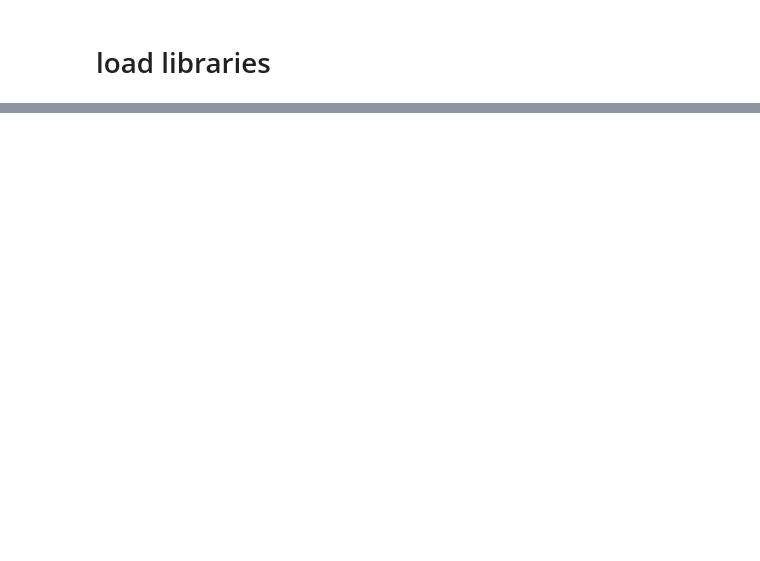
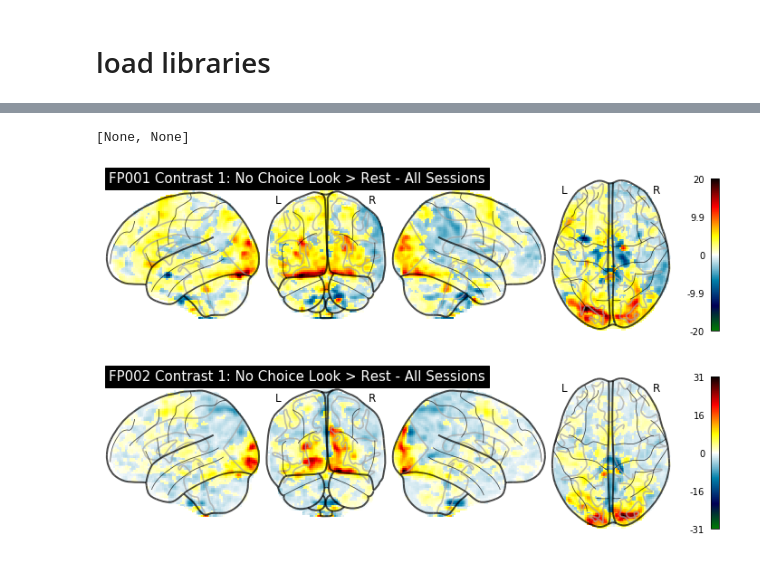
Before and after one commit to brainhack-eugene/model_check, a Jupyter notebook: check_fx.ipynb, the cells around one changed output, grey strips where cells are left out. Cells and saved outputs as stored; diff of their text form; code cells hidden in the pictures; blank space fills up the shorter version.

```diff
--- a/check_fx.ipynb
+++ b/check_fx.ipynb
@@ -23,5 +2,0 @@ NameError: name 'fetch_pain' is not defined
-# %%
-for sub in data[0:9]:
-    plotting.plot_glass_brain(sub.to_nifti(), display_mode='lyrz',
-                     colorbar=True, plot_abs=False,
-                     cmap=plotting.cm.ocean_hot, title=sub.X[12])
@@ -82,0 +16,4 @@ plot
+# %%
+files=sorted(glob.glob("/Users/danicosme/Desktop/event/sub-*"))
+ids = [i.lstrip('/Users/danicosme/Desktop/event/sub-') for i in files]
+ids
@@ -82,0 +25,2 @@ plot
+# %%
+subjects = [Subject(id=id, path='/Users/danicosme/Desktop/event') for id in ids]
@@ -82,0 +53,6 @@ plot
+# %%
+[sub.plot_data(pattern = "Contrast 1:") for sub in subjects]
+# %% [output]
+[None, None]
+[figure, added]
+[figure, added]
```
Also changed, not shown: parts of 24 cells of this notebook.
